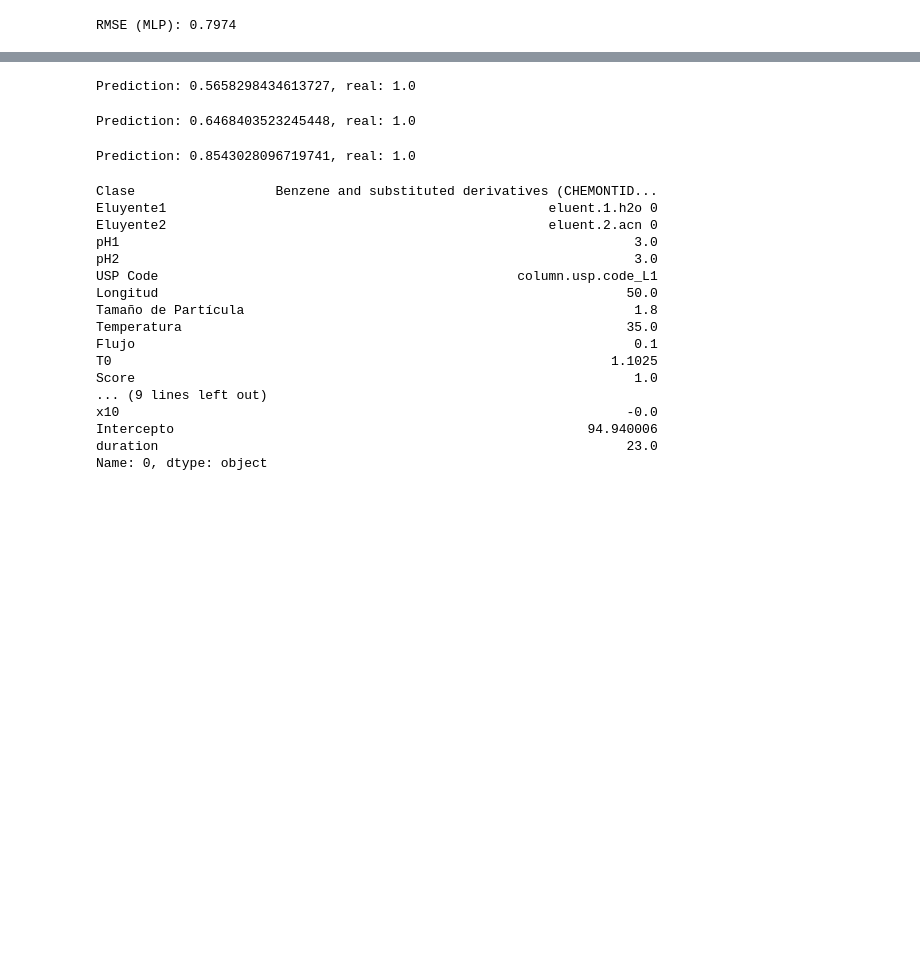
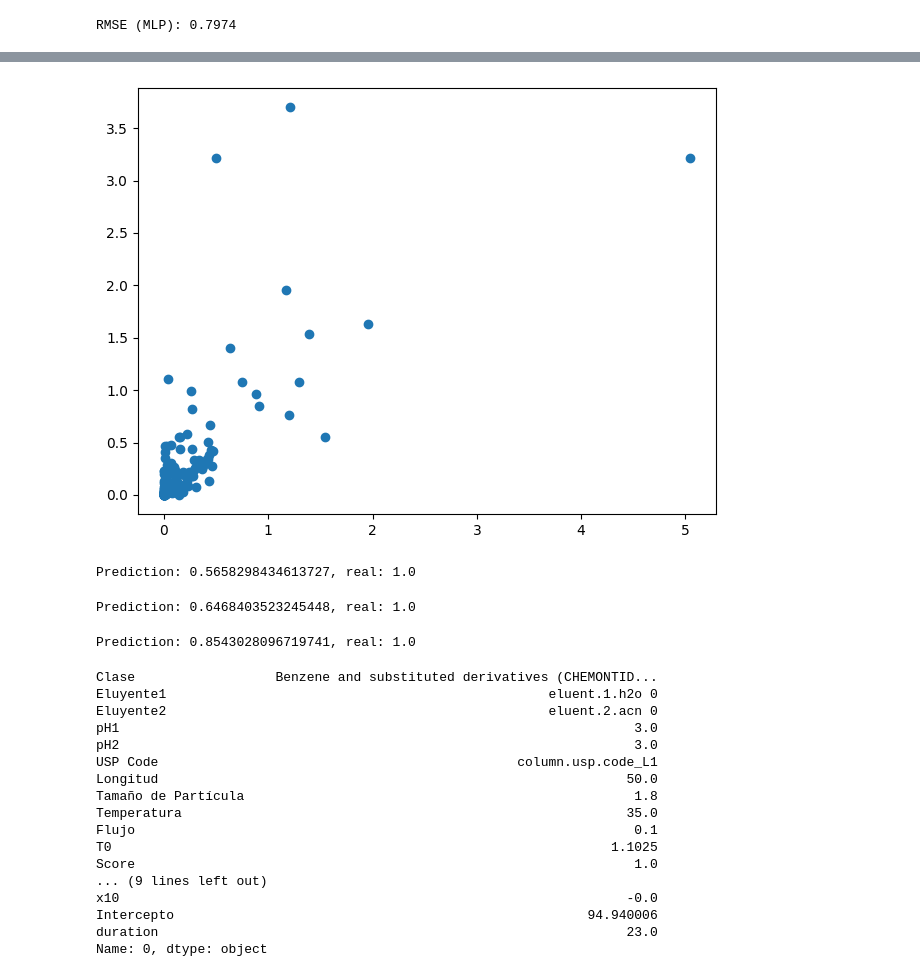
Before and after one commit to carlosMoragon/Trabajo-Fin-de-Grado, a Jupyter notebook: src/notebooks/Modelos/modeloLGBMRegressor_v3.ipynb, the cells around one changed output, grey strips where cells are left out. Saved outputs shown, nothing was run; the diff lists cells and outputs as text; code cells hidden in the pictures; blank space fills up the shorter version.

```diff
--- a/src/notebooks/Modelos/modeloLGBMRegressor_v3.ipynb
+++ b/src/notebooks/Modelos/modeloLGBMRegressor_v3.ipynb
@@ -532,6 +553,12 @@ def predecir_score(df, model, encoder):
 
     prediction = model.predict(df_pred)[0]
     return prediction
+# %%
+plt.scatter(y_test1, y_pred_rf1)
+plt.tight_layout()
+plt.show()
+# %% [output]
+[figure, added]
 # %%
 
 prediction = predecir_score(df_2.iloc[[0]], model, encoder)  # Usamos df_2.iloc[[0]] para obtener una fila
```
Also changed, not shown: parts of 14 cells of this notebook, 17 other files.
